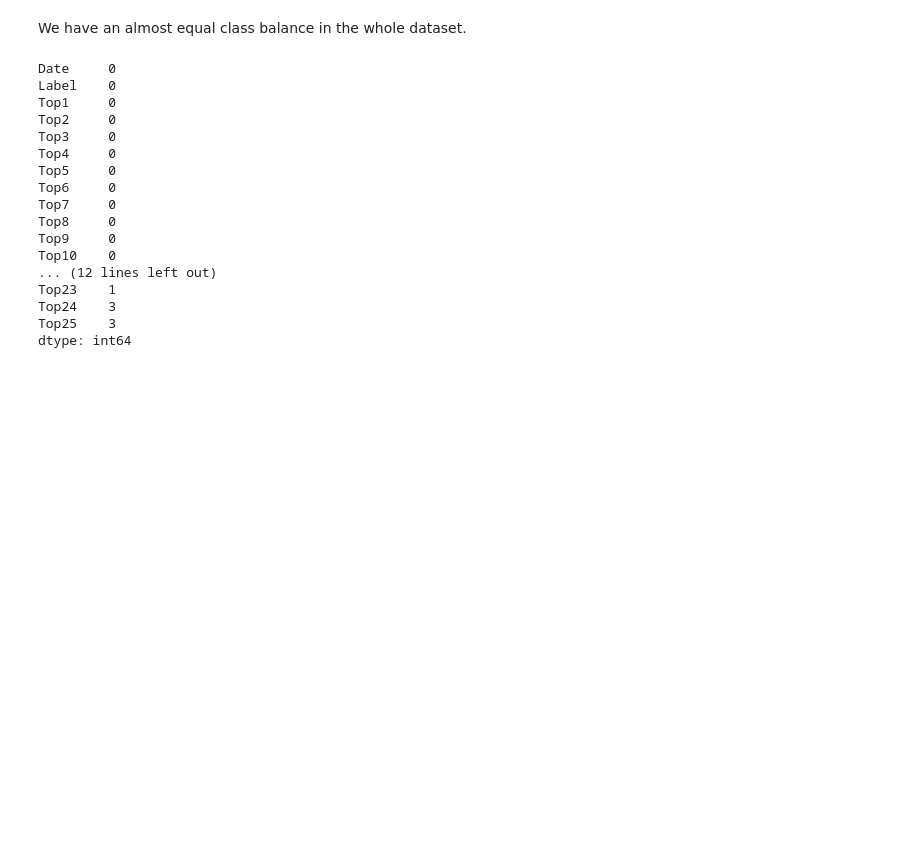
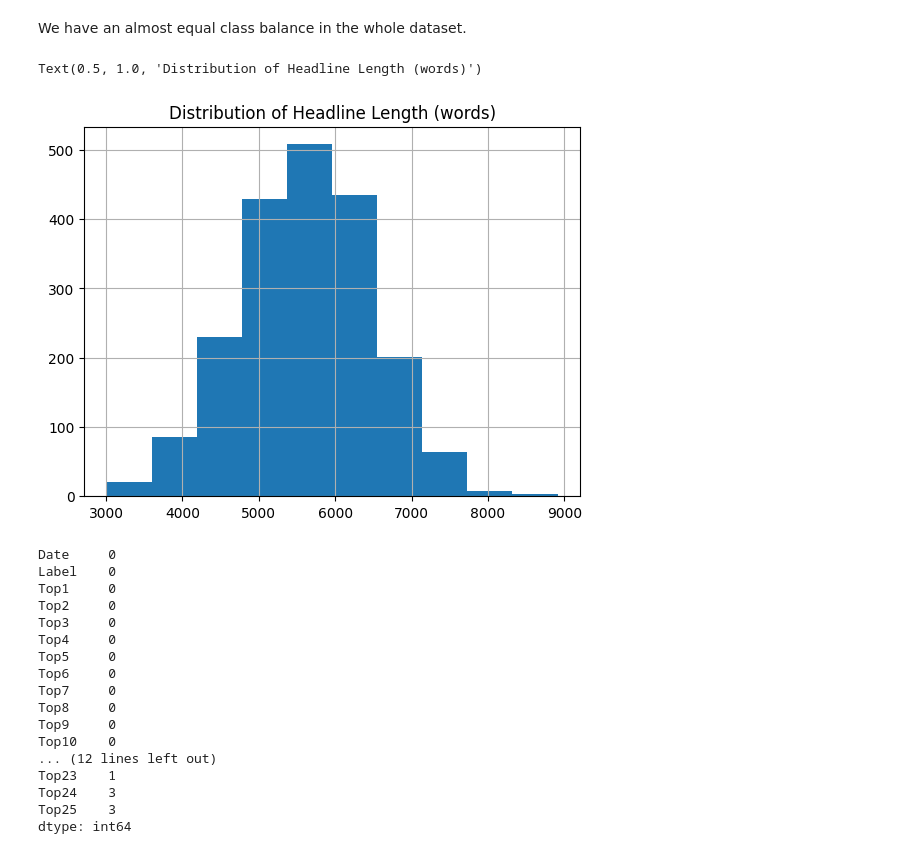
Before and after one commit to CharalamposZisis/Daily-News-for-Stock-Market-Prediction, a Jupyter notebook: main.ipynb, the cells around one changed output. Cells and saved outputs as stored; diff of their text form; code cells hidden in the pictures; blank space fills up the shorter version.

```diff
--- a/main.ipynb
+++ b/main.ipynb
@@ -40,3 +40,12 @@ Label
 Name: count, dtype: int64
 # %% [markdown]
 We have an almost equal class balance in the whole dataset.
+# %%
+# Let 's calculate the histogram of the length of the headlines
+df['headlines'] = df[df.columns[2:]].apply(lambda x: '. '.join(x.dropna().astype(str)),axis=1)
+df['comment_length'] = df['headlines'].apply(lambda x : len(x))
+df['comment_length'].hist()
+plt.title('Distribution of Headline Length (words)')
+# %% [output]
+Text(0.5, 1.0, 'Distribution of Headline Length (words)')
+[figure, added]
```
Also changed, not shown: parts of 23 cells of this notebook, 1 other file.
